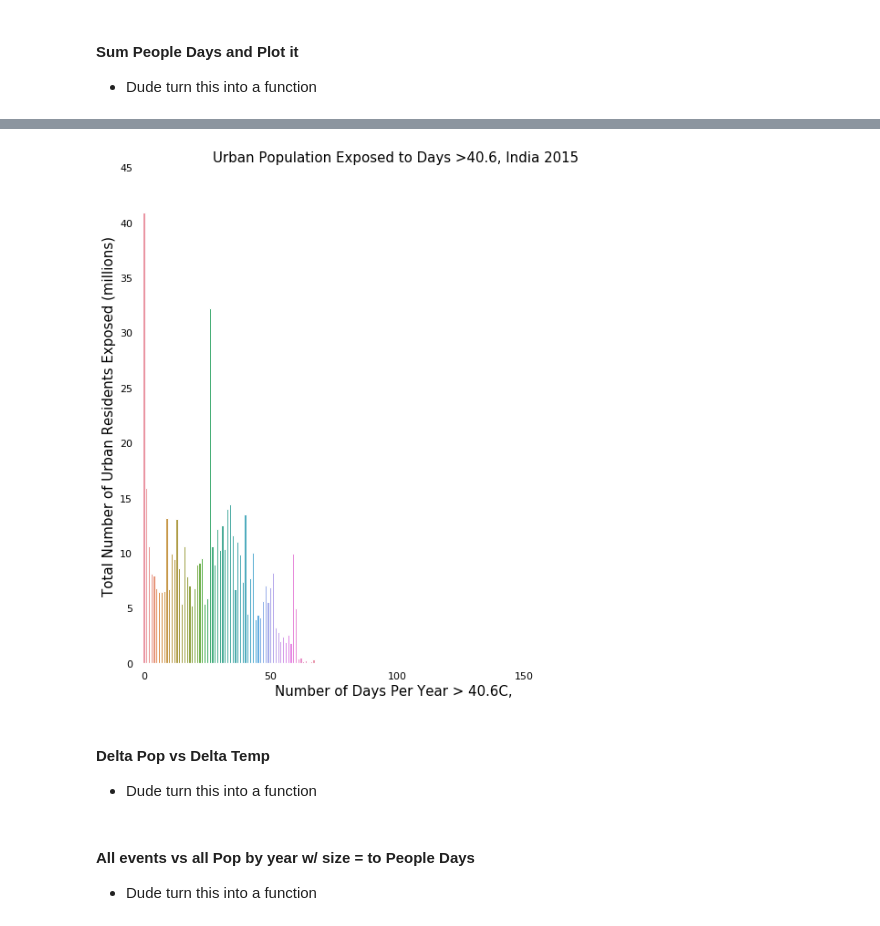
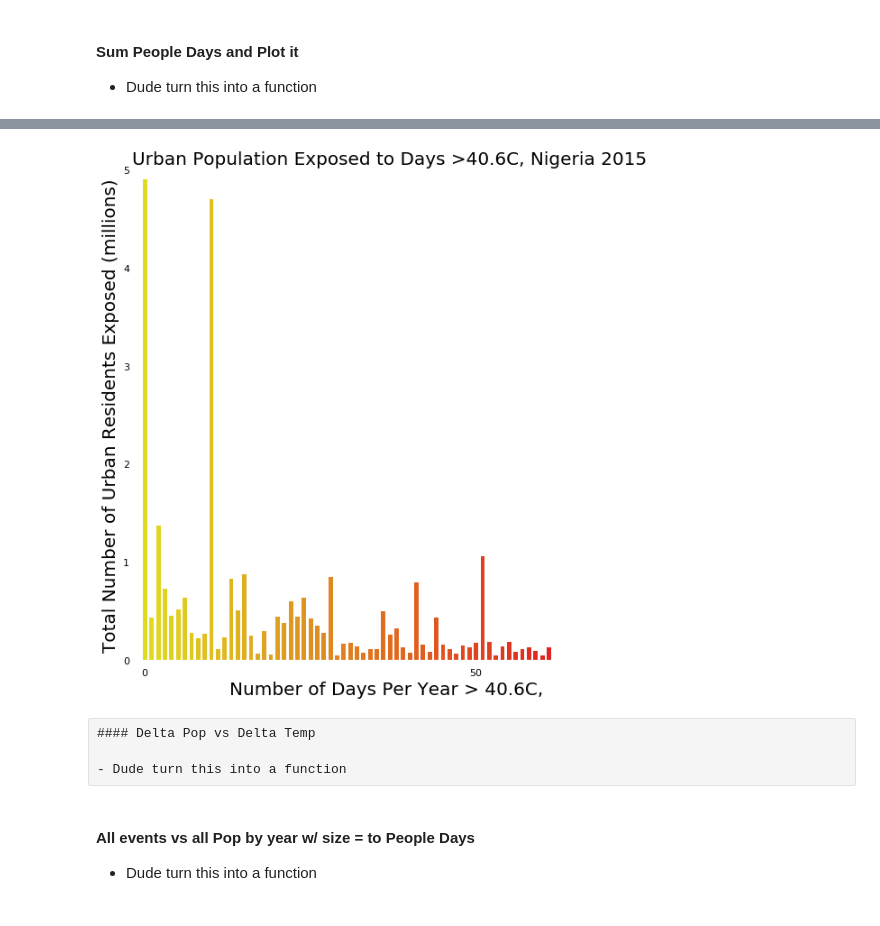
Before and after one commit to ecohydro/GlobalUrbanHeat, a Jupyter notebook: Notebooks/cpt_Figures.ipynb, the cells around one changed output, grey strips where cells are left out. Saved outputs shown, nothing was run; the diff lists cells and outputs as text; code cells hidden in the pictures.

Commit message:
Other figures made, adjust code as needed

```diff
--- a/Notebooks/cpt_Figures.ipynb
+++ b/Notebooks/cpt_Figures.ipynb
@@ -266,7 +259,7 @@ df_Tpop[2500:2600]
 # %%
 year = '2015' # get Tmax events for a given year
 pop_year = 'P15' # get the pop for each city
-country = 'India' # pick a country
+country = 'Indonesia' # pick a country
 
 country = df_Tpop[df_Tpop['CTR_MN_NM'] == country]
 
@@ -289,41 +298,41 @@ print(tot)
 # %%
 # make plot
 
 sns.set(font_scale=1)
 # fig, ax = plt.subplots(nrows=1, ncols=1)
 fig = plt.subplots(figsize=[10,10])
 
-ax = sns.barplot(x='pop_range', y='pop_tot', data = test)
+ax = sns.barplot(x='pop_range', y='pop_tot', data = test, palette="autumn_r")
 
 # Colors
 ax.set_facecolor('white')
 
 # Sent font color
 
 # control x and y limits
-plt.ylim(0, 45)
-plt.xlim(-1, 200)
+plt.ylim(0, 5)
+plt.xlim(-1, 75)
 
 # Labels
-plt.xlabel('Number of Days Per Year > 40.6C, ', fontsize = 15, c = 'black')
-plt.ylabel('Total Number of Urban Residents Exposed (millions)', fontsize = 15, c = 'black')
-plt.title('Urban Population Exposed to Days >40.6, India '+ year, fontsize =15, c = 'black')
+plt.xlabel('Number of Days Per Year > 40.6C, ', fontsize = 20, c = 'black')
+plt.ylabel('Total Number of Urban Residents Exposed (millions)', fontsize = 20, c = 'black')
+plt.title('Urban Population Exposed to Days >40.6C, Nigeria '+ year, fontsize =20, c = 'black')
 
 # ticks
-tick = list(range(0,200, 50))
+tick = list(range(0,100, 50))
 plt.xticks(tick, tick)
 ax.tick_params(axis='x', colors='black')
 ax.tick_params(axis='y', colors='black')
 
-plt.savefig('/home/cascade/projects/'+'peopledays India ' +year+'.png')
+plt.savefig('/home/cascade/projects/'+'peopledays Nigeria ' +year+'.png')
 
 #transparent=True
 # %% [output]
-[figure, old version]
+[figure, new version]
-# %% [markdown]
-#### Delta Pop vs Delta Temp
-
-- Dude turn this into a function
+# %% [raw]
+#### Delta Pop vs Delta Temp
+
+- Dude turn this into a function
 # %%
 # get pop
 
```
Also changed, not shown: parts of 4 cells of this notebook, 1 other file.
